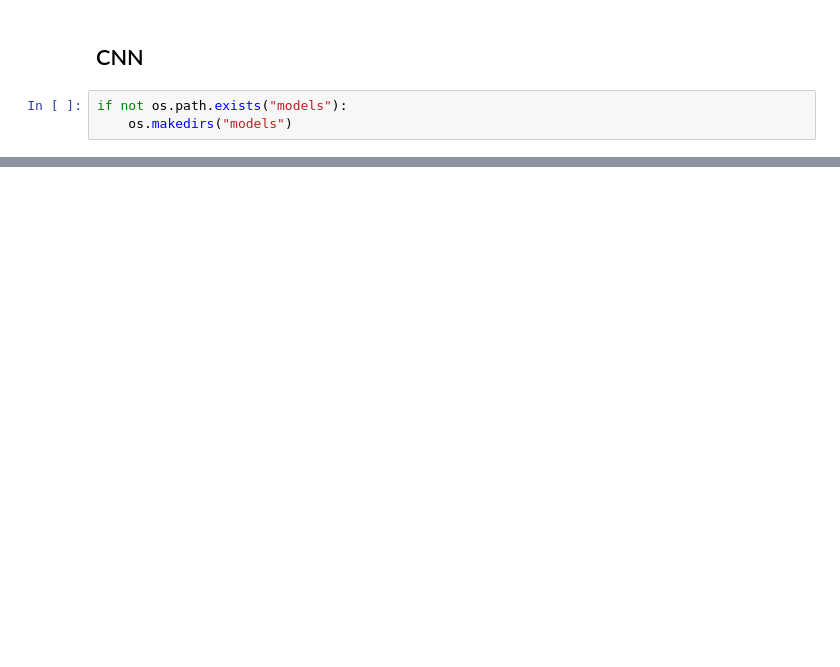
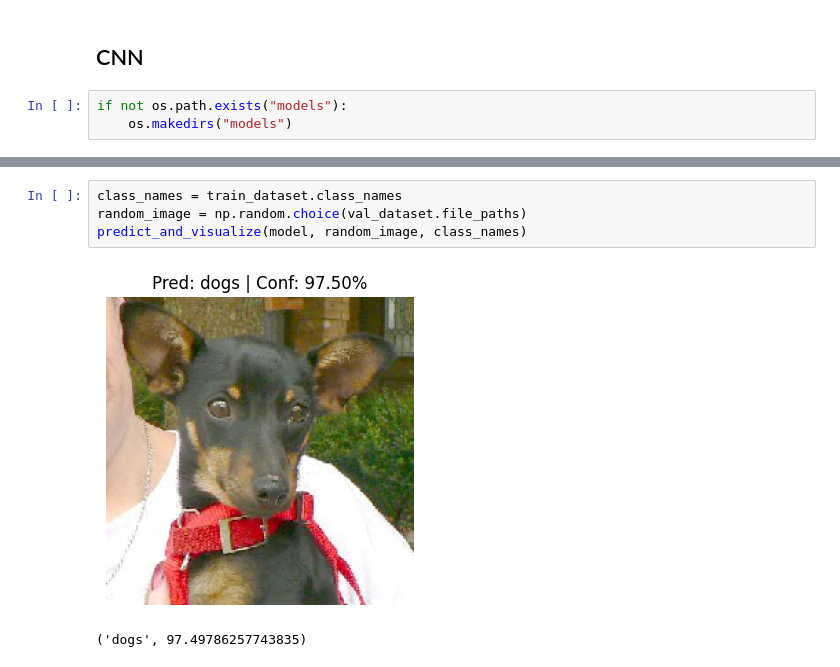
Before and after one commit to Grena30/Neural-Networks, a Jupyter notebook: notebooks/laboratory_work_2.ipynb, the cells around one changed output, grey strips where cells are left out. Cells and saved outputs as stored; diff of their text form; blank space fills up the shorter version.

```diff
--- a/notebooks/laboratory_work_2.ipynb
+++ b/notebooks/laboratory_work_2.ipynb
@@ -338 +364,8 @@ ResNet Validation Accuracy: 52.42%
 Model saved to 'models/resnet50_cats_dogs.keras'!
+# %%
+class_names = train_dataset.class_names
+random_image = np.random.choice(val_dataset.file_paths)
+predict_and_visualize(model, random_image, class_names)
+# %% [output]
+[figure, added]
+('dogs', 97.49786257743835)
```
Also changed, not shown: parts of 14 cells of this notebook, 1 other file.
